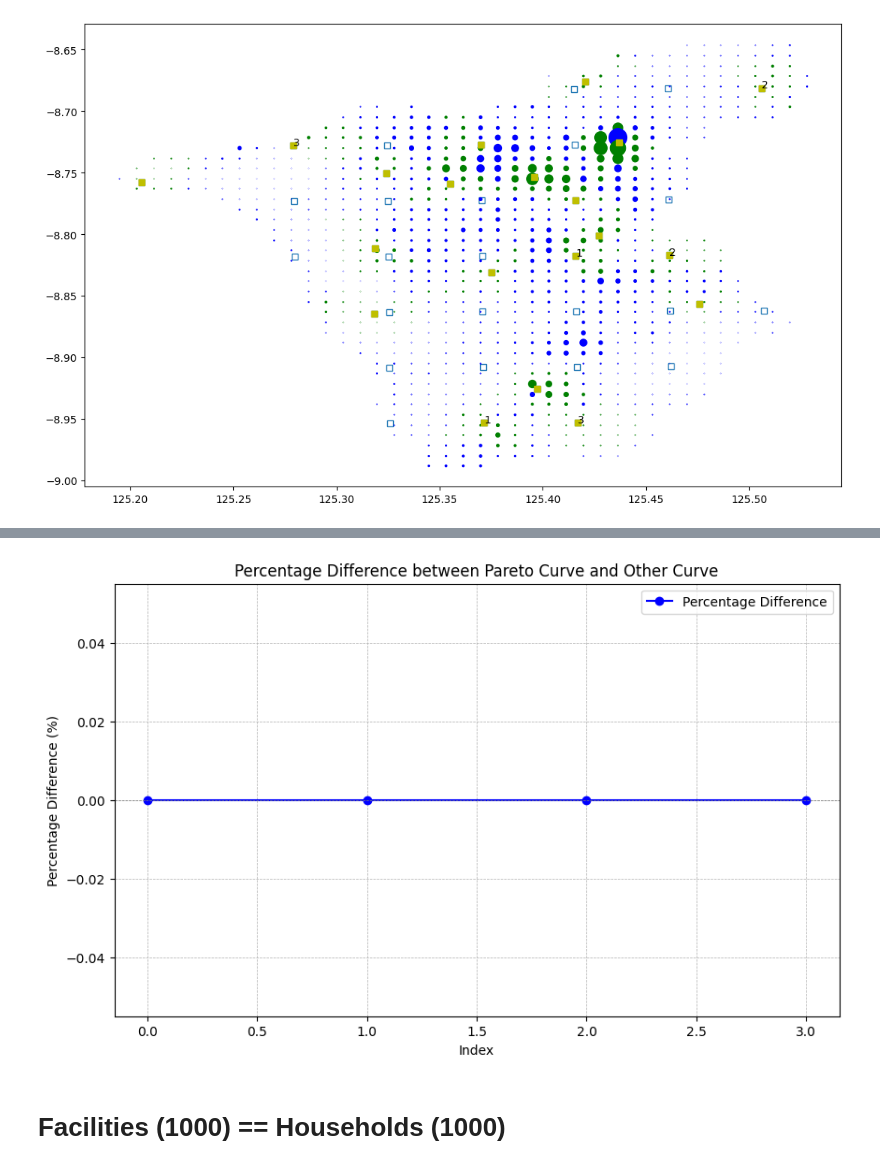
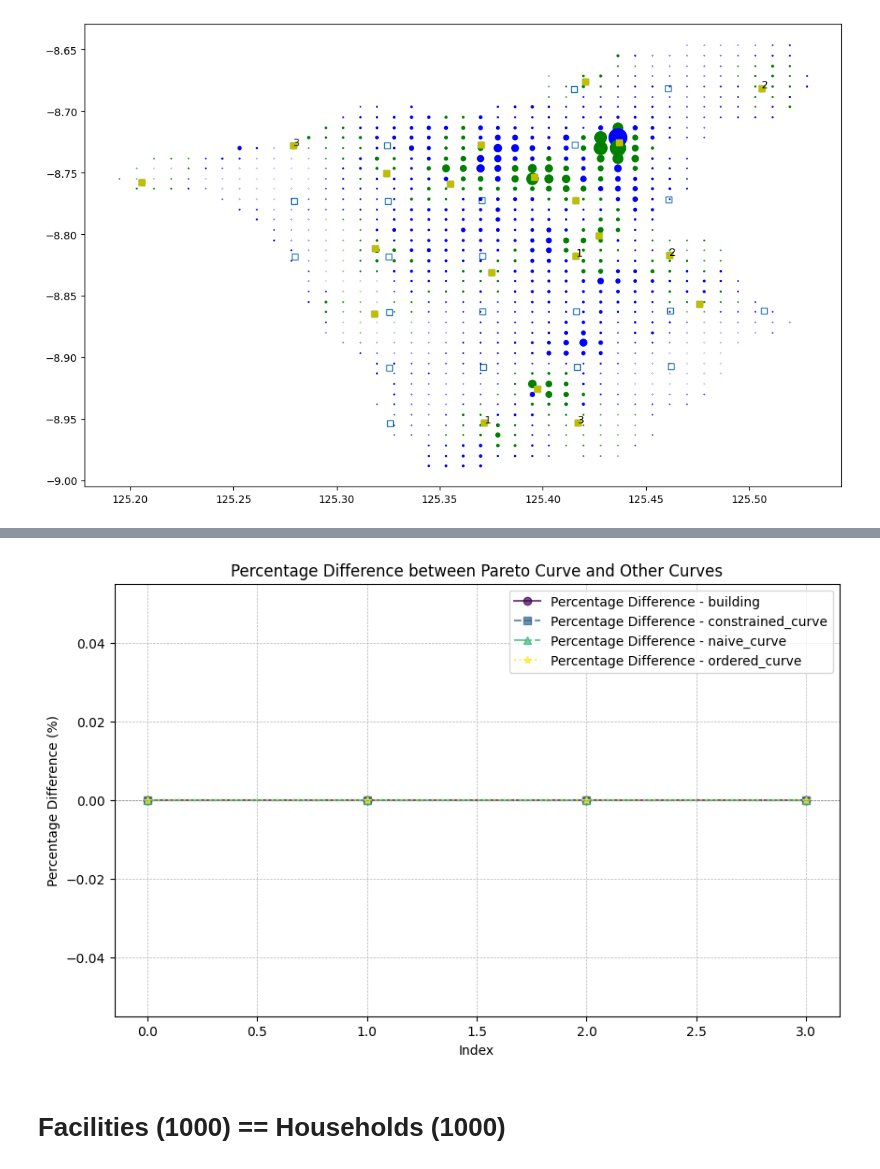
Before and after one commit to Srokusek/ABW-project, a Jupyter notebook: dynamic_models_control.ipynb, the cells around one changed output, grey strips where cells are left out. Saved outputs shown, nothing was run; the diff lists cells and outputs as text; code cells hidden in the pictures.

```diff
--- a/dynamic_models_control.ipynb
+++ b/dynamic_models_control.ipynb
@@ -10,7 +10,8 @@ from models.dynamic_models.naive_multistep import get_naive_curve
 from models.dynamic_models.naive_ordered import get_ordered_curve
 
 #data constants
-distances = pd.read_csv("data/ermera_full/processed/distances.csv").drop(columns=["Unnamed: 0"])
+distances_df = pd.read_csv("data/ermera_full/processed/distances.csv").drop(columns=["Unnamed: 0"])
+distances = distances_df.to_numpy()
 homes = pd.read_csv("data/ermera_full/processed/populations.csv").drop(columns=["Unnamed: 0"])
 locations = pd.read_csv("data/ermera_full/processed/facilities.csv").drop(columns=["Unnamed: 0"])
 periods_df = pd.DataFrame([1,2,3,4])
@@ -75,10 +62,13 @@ plot_percentage_difference(pareto_curve, other_curve)
-# %%
-pareto_curve = pareto_curve
-other_curve = constrained_curve
-
-plot_percentage_difference(pareto_curve, other_curve)
-# %% [output]
-[figure, removed]
+# %%
+from utils.compare_curves import plot_percentage_differences
+
+pareto_curve = pareto_curve
+other_curves = [building, constrained_curve, naive_curve, ordered_curve]
+labels = ["building", "constrained_curve", "naive_curve", "ordered_curve"]
+
+plot_percentage_differences(pareto_curve, other_curves, labels)
+# %% [output]
+[figure, added]
 # %% [markdown]
 # Facilities (1000) == Households (1000)
 # %%
```
Also changed, not shown: parts of 34 cells of this notebook, 5 other files.
